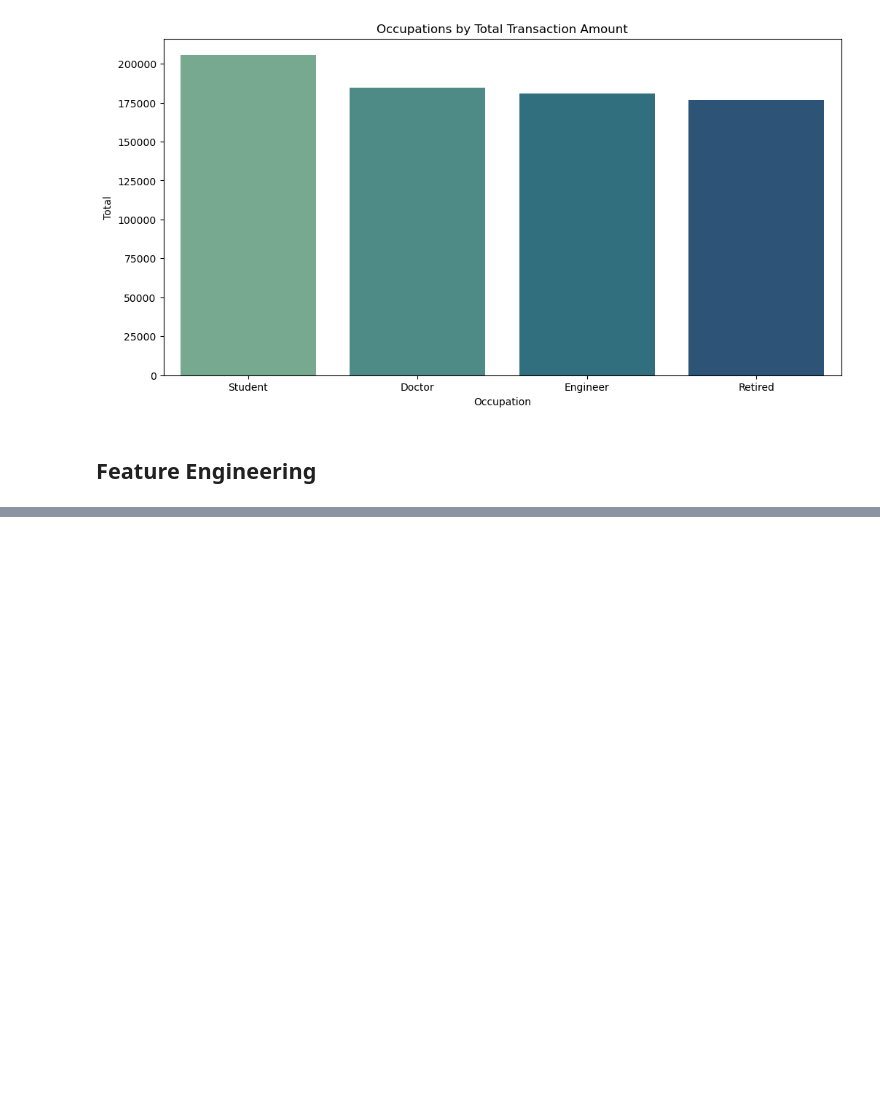
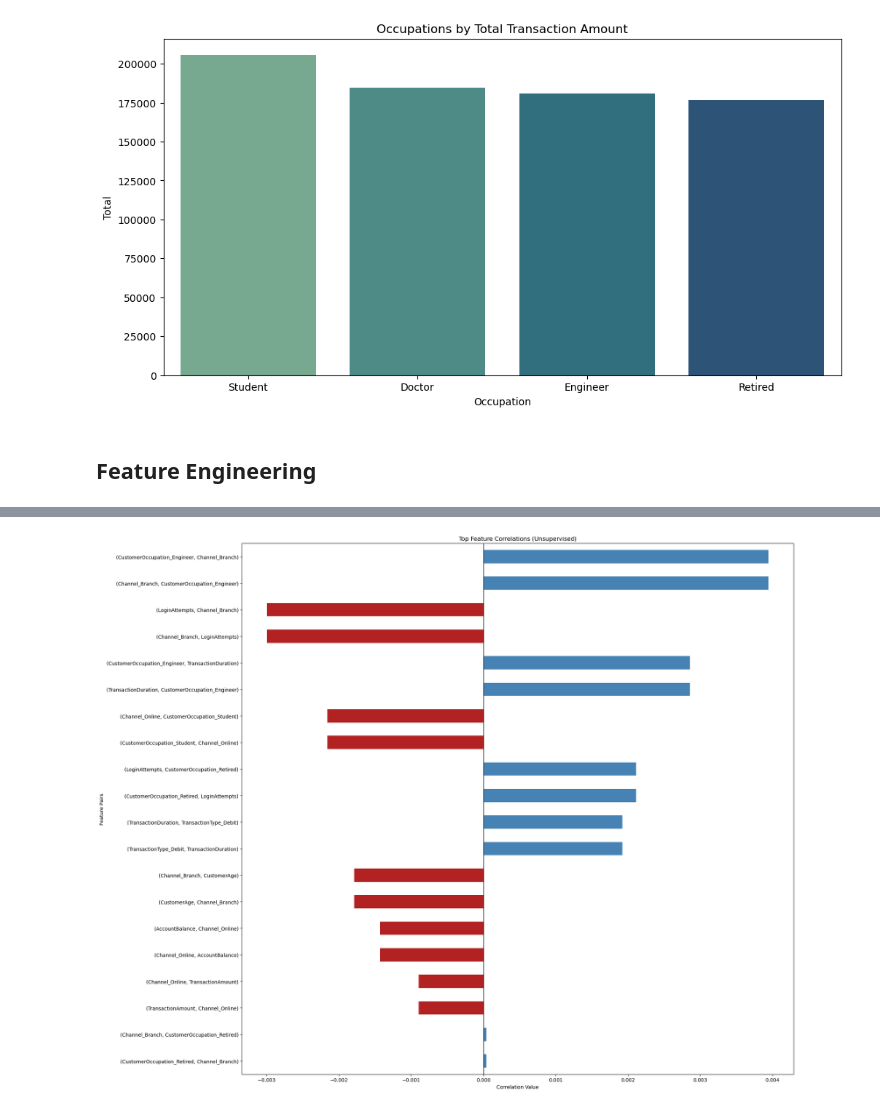
Before and after one commit to mahabub-rah/Fundamental-ML-Project, a Jupyter notebook: unSuperviesed _bank_data/main.ipynb, the cells around one changed output, grey strips where cells are left out. Saved outputs shown, nothing was run; the diff lists cells and outputs as text; code cells hidden in the pictures; blank space fills up the shorter version.

```diff
--- a/unSuperviesed _bank_data/main.ipynb
+++ b/unSuperviesed _bank_data/main.ipynb
@@ -424,0 +461,15 @@ array([1, 3, 5, 2, 4])
+# %%
+#find out the top features correlations
+top_corr = corr_unstacked.reindex(corr_unstacked.abs().sort_values(ascending=True).index).head(20)
+
+# Bar plot
+colors = ['steelblue' if val > 0 else 'firebrick' for val in top_corr]
+plt.figure(figsize=(20, 16))
+top_corr.plot(kind='barh', color=colors)
+plt.axvline(0, color='black', linewidth=1)
+plt.title('Top Feature Correlations (Unsupervised)')
+plt.xlabel('Correlation Value')
+plt.ylabel('Feature Pairs')
+plt.tight_layout()
+# %% [output]
+[figure, added]
```
Also changed, not shown: parts of 15 cells of this notebook.
